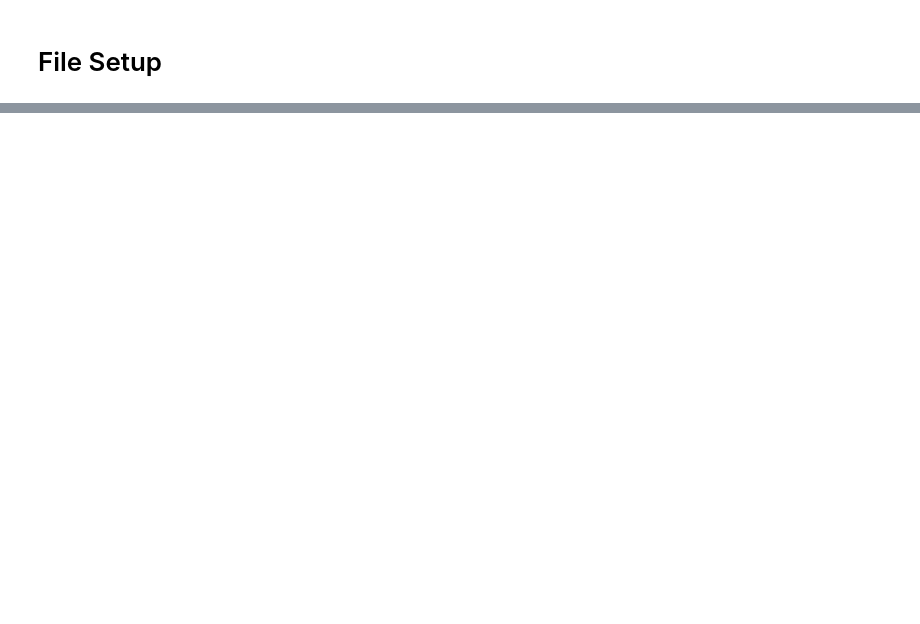
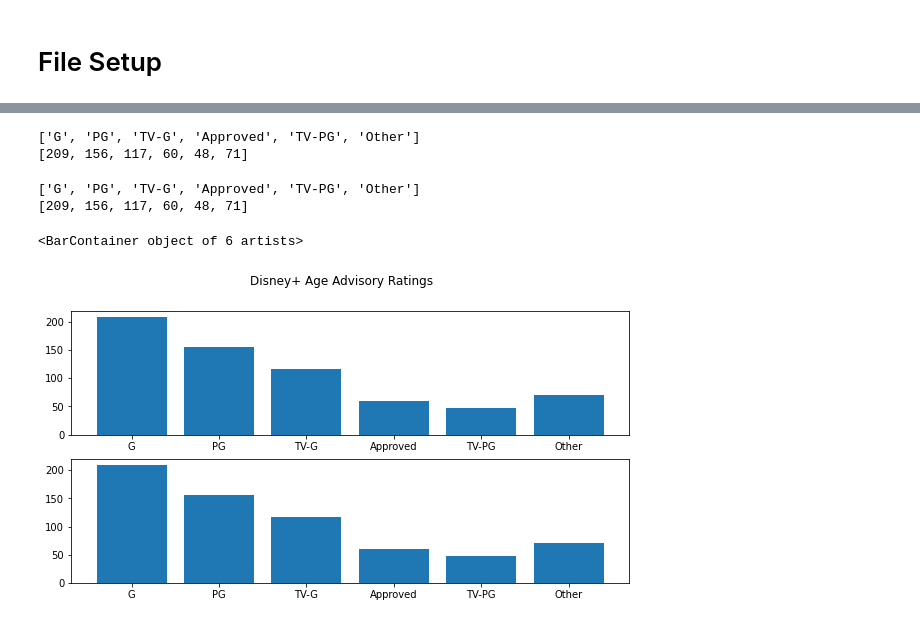
Before and after one commit to benmxnguyen/streaming-service-analysis-and-offer-characterization, a Jupyter notebook: Disney+ (Chris)/disney_analysis.ipynb, the cells around one changed output, grey strips where cells are left out. Saved outputs shown, nothing was run; the diff lists cells and outputs as text; code cells hidden in the pictures; blank space fills up the shorter version.

```diff
--- a/Disney+ (Chris)/disney_analysis.ipynb
+++ b/Disney+ (Chris)/disney_analysis.ipynb
@@ -16,4 +16,54 @@ df.head()
 | 2 | 101 Dalmatians | Movie | Adventure, Comedy, Crime, Family | English, Spanish | USA, UK | G | NaN | ... |
 | 3 | 101 Dalmatians 2: Patch's London ... | Movie | Animation, Adventure, Comedy, Fam... | English | USA | G | NaN | ... |
 | 4 | 102 Dalmatians | Movie | Adventure, Comedy, Family | English | USA, UK | G | all | ... |
+# %%
+#separating movies and tv shows
+movie_df = df.loc[df['Offering Medium'] == 'Movie']
+tv_df = df.loc[df['Offering Medium'] == 'TV Show']
+# %%
+#advisory ratings raw
+advisory_rating_mov_x = movie_df.loc[:,'Advisory Rating'].value_counts().index.tolist()
+advisory_rating_mov_y = movie_df.loc[:,'Advisory Rating'].replace('APPROVED', 'Approved').value_counts().to_list()
+
+#advisory ratings clean
+advisory_rating_mov_x = advisory_rating_mov_x[0:5]
+advisory_rating_mov_x.append('Other')
+
+other_count = sum(advisory_rating_mov_y[5:-1])
+advisory_rating_mov_y = advisory_rating_mov_y[0:5]
+advisory_rating_mov_y.append(other_count)
+
+#printing to see
+print(advisory_rating_mov_x)
+print(advisory_rating_mov_y)
+# %% [output]
+['G', 'PG', 'TV-G', 'Approved', 'TV-PG', 'Other']
+[209, 156, 117, 60, 48, 71]
+# %%
+#advisory ratings raw
+advisory_rating_tv_x = movie_df.loc[:,'Advisory Rating'].value_counts().index.tolist()
+advisory_rating_tv_y = movie_df.loc[:,'Advisory Rating'].replace('APPROVED', 'Approved').value_counts().to_list()
+
+#advisory ratings clean
+advisory_rating_tv_x = advisory_rating_tv_x[0:5]
+advisory_rating_tv_x.append('Other')
+
+other_count = sum(advisory_rating_tv_y[5:-1])
+advisory_rating_tv_y = advisory_rating_tv_y[0:5]
+advisory_rating_tv_y.append(other_count)
+
+#printing to see
+print(advisory_rating_tv_x)
+print(advisory_rating_tv_y)
+# %% [output]
+['G', 'PG', 'TV-G', 'Approved', 'TV-PG', 'Other']
+[209, 156, 117, 60, 48, 71]
+# %%
+fig, (gr0, gr1) = plt.subplots(2, 1, figsize = (10,5))
+fig.suptitle("Disney+ Age Advisory Ratings")
+gr0.bar(advisory_rating_mov_x, advisory_rating_mov_y)
+gr1.bar(advisory_rating_tv_x, advisory_rating_tv_y)
+# %% [output]
+<BarContainer object of 6 artists>
+[figure, added]
 # %% [markdown]
```
Also changed, not shown: parts of 2 cells of this notebook, 3 other files.
